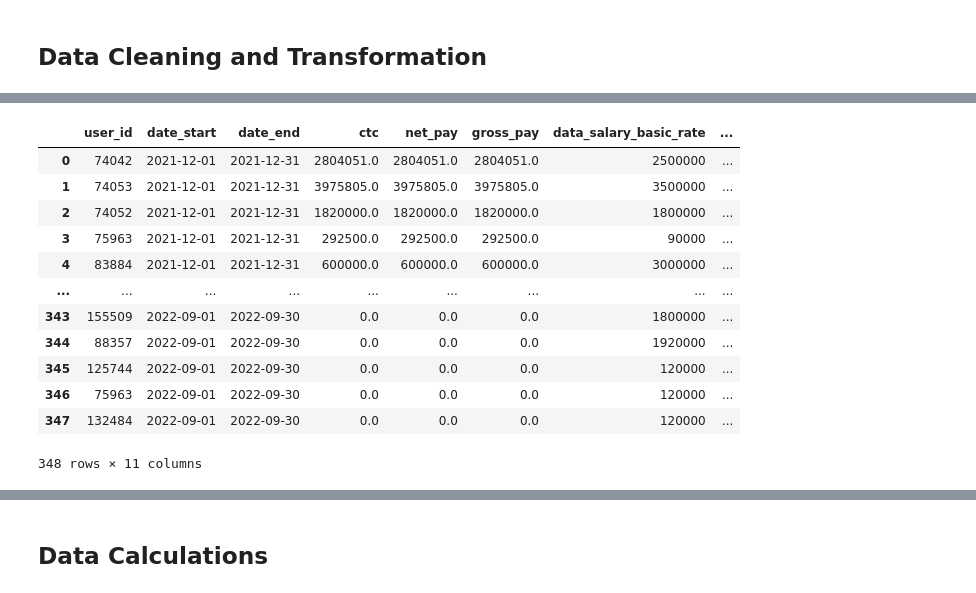
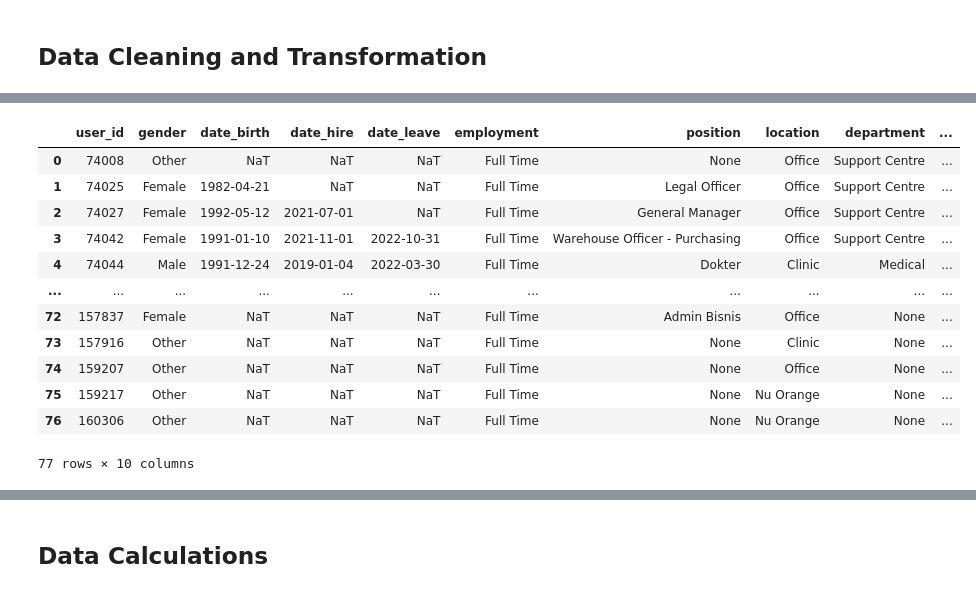
Before and after one commit to ebernardino01/DataAnalystPortfolio, a Jupyter notebook: Clockster/Clockster_Data_Analysis_Notebook.ipynb, the cells around one changed output, grey strips where cells are left out. Cells and saved outputs as stored; diff of their text form; code cells hidden in the pictures.

```diff
--- a/Clockster/Clockster_Data_Analysis_Notebook.ipynb
+++ b/Clockster/Clockster_Data_Analysis_Notebook.ipynb
@@ -109,7 +119,9 @@ dtypes: float64(2), object(7)
 memory usage: 288.0+ KB
 # %%
 # Load users.csv
-df_user = pd.read_csv('https://drive.google.com/uc?export=download&id=1tfkMfLegCpYzsJ30bo0FZ6HKccNkzrCM')
+df_user = pd.read_csv(
+    'https://drive.google.com/uc?export=download&id=1tfkMfLegCpYzsJ30bo0FZ6HKccNkzrCM'
+)
 print(df_user.shape)
 df_user.info()
 # %% [output]
@@ -171,23 +160,33 @@ df_user
-# %%
-# Clean columns in payroll dataframe
-df_pay.loc[:, 'ctc'] = df_pay['ctc'].fillna(0).copy()
-df_pay.loc[:, 'net_pay'] = df_pay['net_pay'].fillna(0).copy()
-df_pay.loc[:, 'gross_pay'] = df_pay['gross_pay'].fillna(0).copy()
-df_pay.loc[:, 'currency'] = df_pay['currency'].fillna('IDR').copy()
-df_pay['data_salary_basic_type'] = df_pay['data_salary_basic_type'].str.title()
-df_pay['status'] = df_pay['status'].str.title()
-df_pay
-# %% [output]
-|  | user_id | date_start | date_end | ctc | net_pay | gross_pay | data_salary_basic_rate | ... |
-| 0 | 74042 | 2021-12-01 | 2021-12-31 | 2804051.0 | 2804051.0 | 2804051.0 | 2500000 | ... |
-| 1 | 74053 | 2021-12-01 | 2021-12-31 | 3975805.0 | 3975805.0 | 3975805.0 | 3500000 | ... |
-| 2 | 74052 | 2021-12-01 | 2021-12-31 | 1820000.0 | 1820000.0 | 1820000.0 | 1800000 | ... |
-| 3 | 75963 | 2021-12-01 | 2021-12-31 | 292500.0 | 292500.0 | 292500.0 | 90000 | ... |
-| 4 | 83884 | 2021-12-01 | 2021-12-31 | 600000.0 | 600000.0 | 600000.0 | 3000000 | ... |
-| ... | ... | ... | ... | ... | ... | ... | ... | ... |
-| 343 | 155509 | 2022-09-01 | 2022-09-30 | 0.0 | 0.0 | 0.0 | 1800000 | ... |
-| 344 | 88357 | 2022-09-01 | 2022-09-30 | 0.0 | 0.0 | 0.0 | 1920000 | ... |
-| 345 | 125744 | 2022-09-01 | 2022-09-30 | 0.0 | 0.0 | 0.0 | 120000 | ... |
-| 346 | 75963 | 2022-09-01 | 2022-09-30 | 0.0 | 0.0 | 0.0 | 120000 | ... |
-| 347 | 132484 | 2022-09-01 | 2022-09-30 | 0.0 | 0.0 | 0.0 | 120000 | ... |
-348 rows × 11 columns
+# %%
+# Clean columns in users dataframe
+df_user_clean = df_user_clean.copy()
+df_user_clean['gender'] = df_user_clean['gender'].str.title()
+df_user_clean['employment'] = df_user_clean['employment'].str.title()
+df_user_clean['employment'].replace('_', ' ', regex=True, inplace=True)
+
+df_user_fill_values = {
+    'position': 'None',
+    'location': 'None',
+    'department': 'None',
+    'date_birth': pd.NaT,
+    'date_hire': pd.NaT,
+    'date_leave': pd.NaT,
+    'gender': 'Other',
+    'employment': 'Full Time'
+}
+df_user_clean.fillna(value=df_user_fill_values, inplace=True)
+df_user_clean
+# %% [output]
+|  | user_id | gender | date_birth | date_hire | date_leave | employment | position | location | department | ... |
+| 0 | 74008 | Other | NaT | NaT | NaT | Full Time | None | Office | Support Centre | ... |
+| 1 | 74025 | Female | 1982-04-21 | NaT | NaT | Full Time | Legal Officer | Office | Support Centre | ... |
+| 2 | 74027 | Female | 1992-05-12 | 2021-07-01 | NaT | Full Time | General Manager | Office | Support Centre | ... |
+| 3 | 74042 | Female | 1991-01-10 | 2021-11-01 | 2022-10-31 | Full Time | Warehouse Officer - Purchasing | Office | Support Centre | ... |
+| 4 | 74044 | Male | 1991-12-24 | 2019-01-04 | 2022-03-30 | Full Time | Dokter | Clinic | Medical | ... |
+| ... | ... | ... | ... | ... | ... | ... | ... | ... | ... | ... |
+| 72 | 157837 | Female | NaT | NaT | NaT | Full Time | Admin Bisnis | Office | None | ... |
+| 73 | 157916 | Other | NaT | NaT | NaT | Full Time | None | Clinic | None | ... |
+| 74 | 159207 | Other | NaT | NaT | NaT | Full Time | None | Office | None | ... |
+| 75 | 159217 | Other | NaT | NaT | NaT | Full Time | None | Nu Orange | None | ... |
+| 76 | 160306 | Other | NaT | NaT | NaT | Full Time | None | Nu Orange | None | ... |
+77 rows × 10 columns
```
Also changed, not shown: parts of 17 cells of this notebook.
